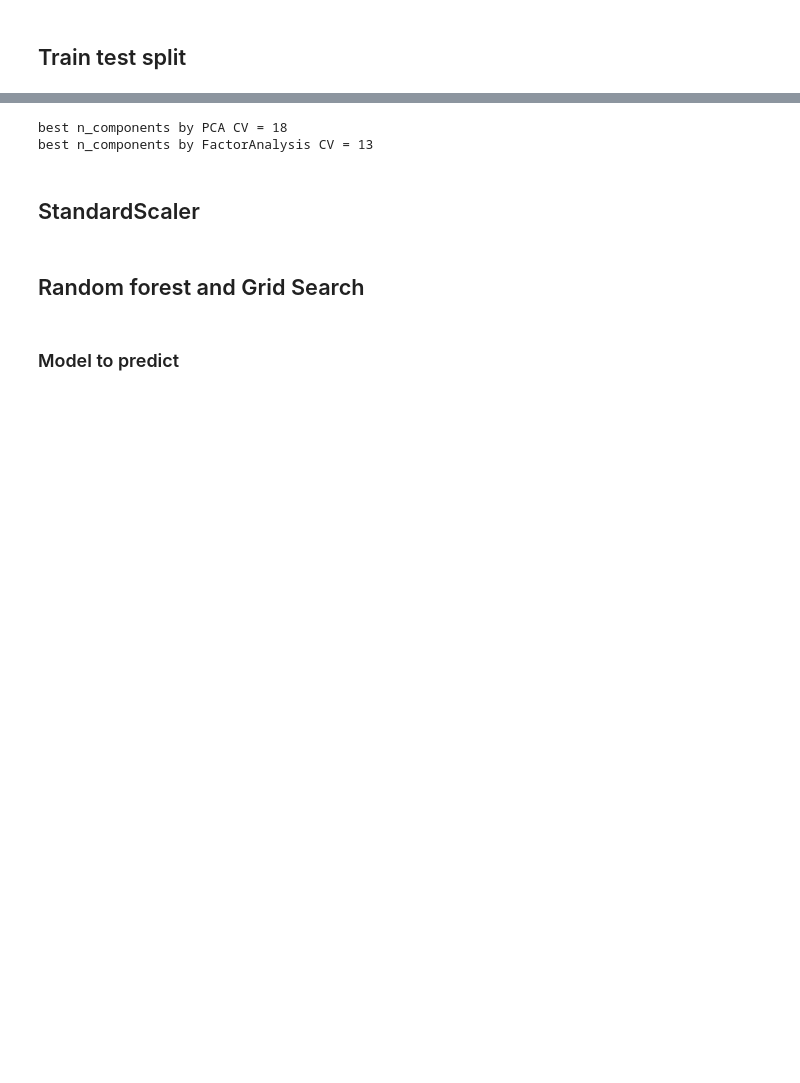
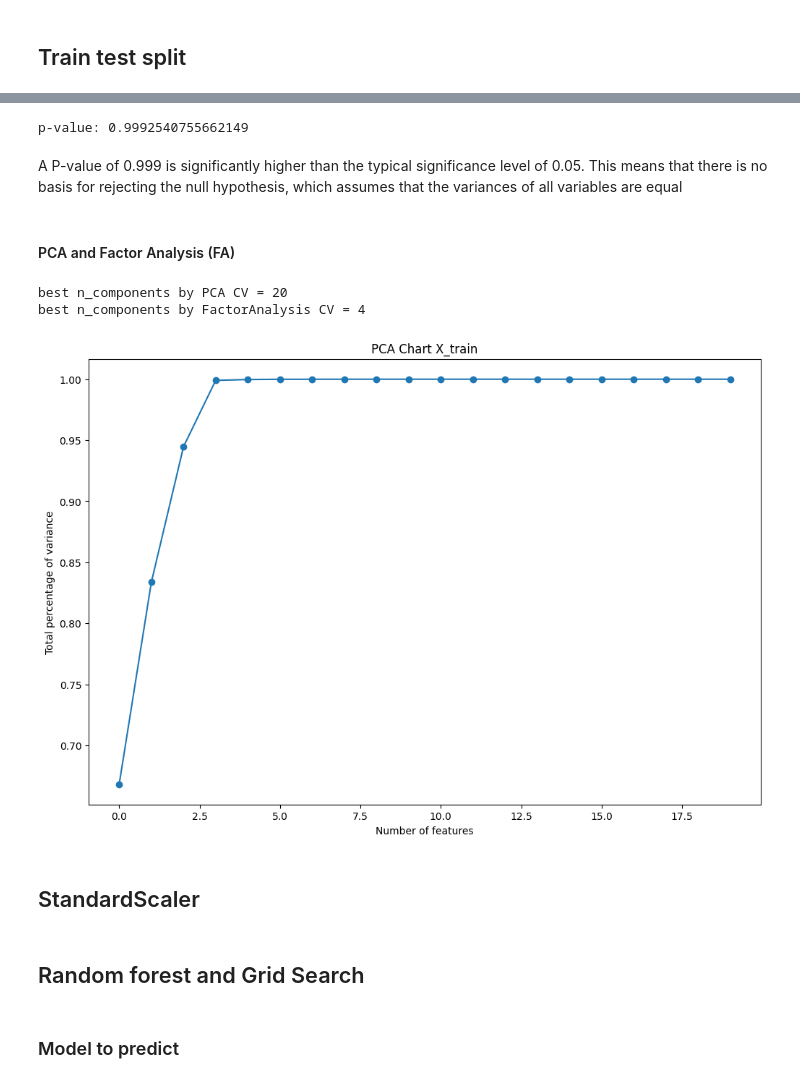
Before and after one commit to rafalgi/Mobile-Price-Classification---Random-forest, a Jupyter notebook: Mobile Price Classification.ipynb, the cells around one changed output, grey strips where cells are left out. Saved outputs shown, nothing was run; the diff lists cells and outputs as text; code cells hidden in the pictures; blank space fills up the shorter version.

```diff
--- a/Mobile Price Classification.ipynb
+++ b/Mobile Price Classification.ipynb
@@ -147,0 +162,8 @@ X_train, X_test, y_train, y_test = train_test_split(X2, y2, test_size=0.2, rando
+# %%
+scaler = StandardScaler()
+
+# Scaling up training data
+X_train_scaled = pd.DataFrame(scaler.fit_transform(X_train), columns=X_train.columns, index=X_train.index)
+
+# Scaling up testing data
+X_test_scaled = pd.DataFrame(scaler.transform(X_test), columns=X_test.columns, index=X_test.index)
@@ -148,14 +172,29 @@ X_train, X_test, y_train, y_test = train_test_split(X2, y2, test_size=0.2, rando
+# %%
+bartlett_result = stats.bartlett(*[X_test_scaled[col] for col in X_test_scaled.columns])
+
+# Display the results
+print(f"p-value: {bartlett_result.pvalue}")
+# %% [output]
+p-value: 0.9992540755662149
+# %% [markdown]
+A P-value of 0.999 is significantly higher than the typical significance level of 0.05.
+This means that there is no basis for rejecting the null hypothesis, which assumes that the variances of all variables are equal
+# %% [markdown]
+#### PCA and Factor Analysis (FA)
 # %%
 def compute_score(x):
-    pca_scores, factor_scores = [], []
+    pca_scores, factor_scores,total_variance = [], [] , []
     for n in range(1, len(x.columns) + 1):
         pca = PCA(n_components=n)
         factor = FactorAnalysis(n_components=n)
         pca_scores.append(np.mean(cross_val_score(pca, x)))
         factor_scores.append(np.mean(cross_val_score(factor, x)))
 
-    return pca_scores, factor_scores
-scores_pca, scores_factor = compute_score(X_train)
+        X_train_pca = pca.fit_transform(X_train)
+        total_variance += [sum(pca.explained_variance_ratio_)]
+
+    return pca_scores, factor_scores , total_variance
+scores_pca, scores_factor ,total_variance = compute_score(X_train_scaled)
 
 n_components_pca = np.argmax(scores_pca)  + 1
 n_components_fac = np.argmax(scores_factor)  + 1
@@ -163,8 +202,8 @@ n_components_fac = np.argmax(scores_factor)  + 1
 print("best n_components by PCA CV = %d" % n_components_pca)
 print("best n_components by FactorAnalysis CV = %d" % n_components_fac)
 # %% [output]
-best n_components by PCA CV = 18
-best n_components by FactorAnalysis CV = 13
+best n_components by PCA CV = 20
+best n_components by FactorAnalysis CV = 4
 # %%
 pca = PCA(n_components=n_components_pca)
 X_train_pca = pca.fit_transform(X_train)
@@ -174,5 +212,16 @@ X_test_pca = pca.transform(X_test)
 fac = FactorAnalysis(n_components=n_components_fac)
 X_train_fac = fac.fit_transform(X_train)
 X_test_fac = fac.transform(X_test)
+# %%
+component_number=np.arange(20)
+
+plt.figure(figsize=(12,8))
+plt.plot(component_number,total_variance,marker='o')
+plt.xlabel("Number of features")
+plt.ylabel("Total percentage of variance")
+plt.title("PCA Chart X_train")
+plt.show()
+# %% [output]
+[figure, added]
 # %% [markdown]
 ## StandardScaler
```
Also changed, not shown: parts of 8 cells of this notebook.
